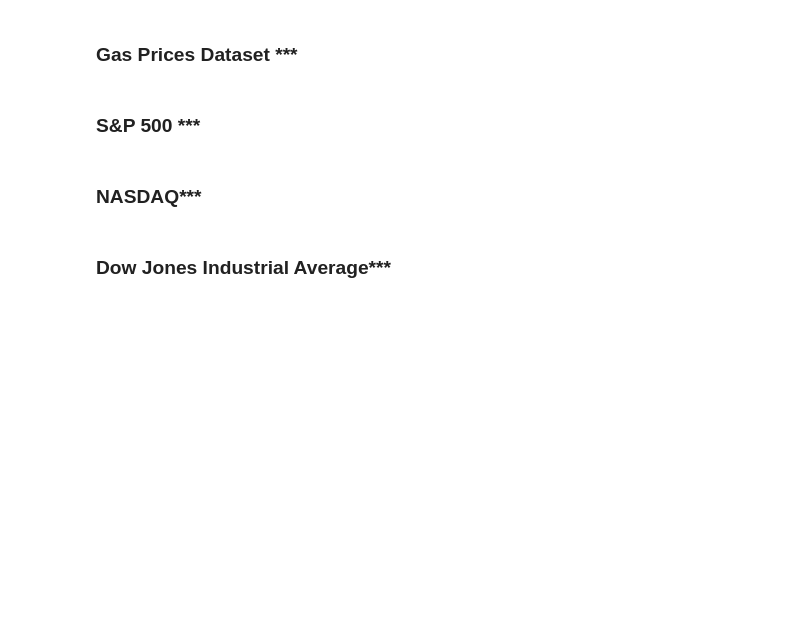
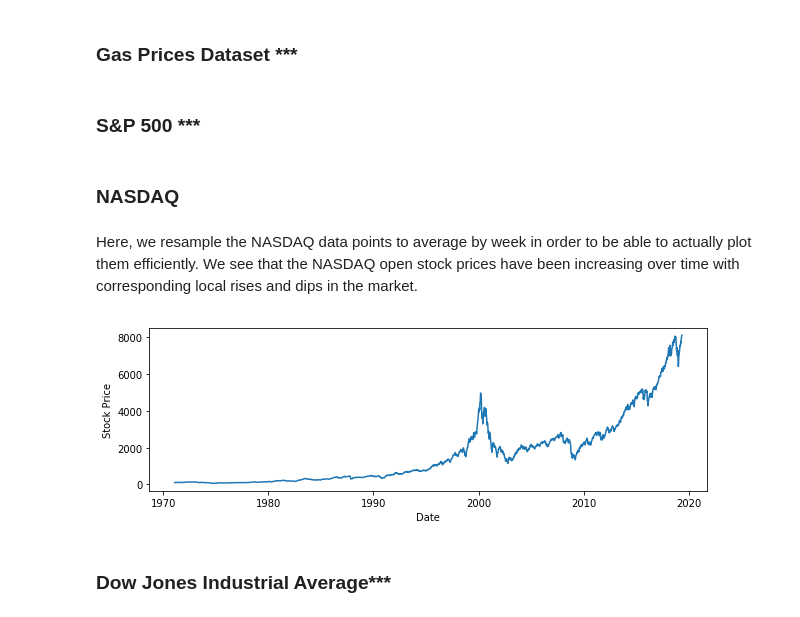
Before and after one commit to Allen-Z-4230/FutureGas, a Jupyter notebook: FinalProject.ipynb, the cells around one changed output. Drawn from its saved outputs; the diff is of its cells as text; code cells hidden in the pictures; blank space fills up the shorter version.

Commit message:
Added NASDAQ data and EDA

```diff
--- a/FinalProject.ipynb
+++ b/FinalProject.ipynb
@@ -128,0 +132,8 @@ and performing any transformations that may be required)
+# %%
+nasdaq = "future_gas_folder/data/NASDAQ.csv"
+df_nasdaq = pd.read_csv(nasdaq)
+# %%
+#drop uneccesary columns
+df_nasdaq.drop('High', axis = 1, inplace = True)
+df_nasdaq.drop('Low', axis = 1, inplace = True)
+df_nasdaq.drop('Volume', axis = 1, inplace = True)
@@ -128,0 +153,2 @@ and performing any transformations that may be required)
+# %%
+df_nasdaq.index = pd.DatetimeIndex(df_nasdaq.Date)
@@ -195,7 +252,19 @@ Time granularity is approximately: 30 days 00:00:00
 # %% [markdown]
 ### S&P 500 ***
 # %% [markdown]
-### NASDAQ***
+### NASDAQ
+# %% [markdown]
+Here, we resample the NASDAQ data points to average by week in order to be able to actually plot them efficiently. We see that the NASDAQ open stock prices have been increasing over time with corresponding local rises and dips in the market.
+# %%
+df_nasdaq_weekly = df_nasdaq['Open'].resample('W').mean()
+
+plt.figure(figsize=(10, 3))
+plt.plot(df_nasdaq_weekly.index, df_nasdaq_weekly)
+plt.xlabel('Date')
+plt.ylabel('Stock Price')
+plt.show()
+# %% [output]
+[figure, added]
 # %% [markdown]
 ### Dow Jones Industrial Average***
 # %% [markdown]
```
Also changed, not shown: parts of 24 cells of this notebook, 1 other file.
